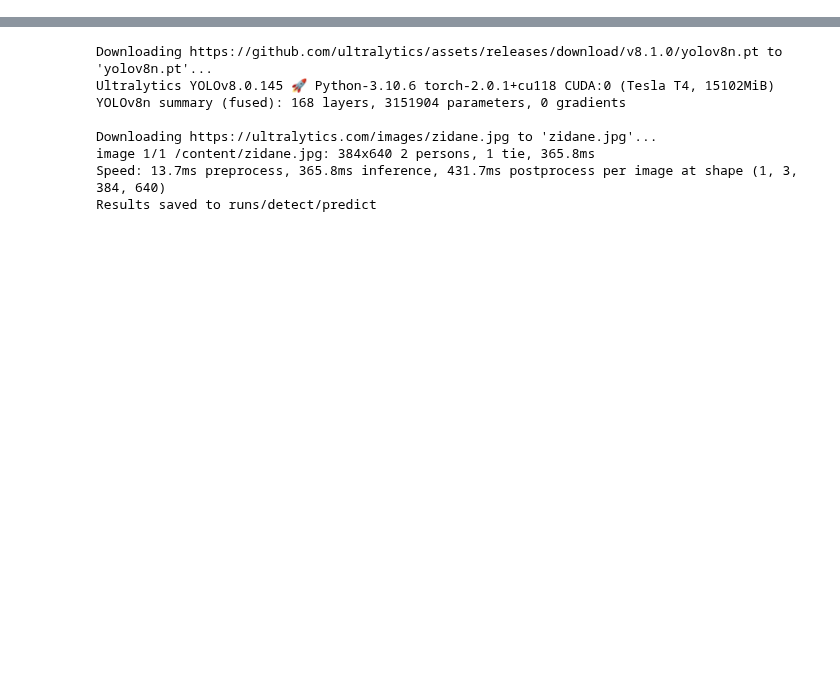
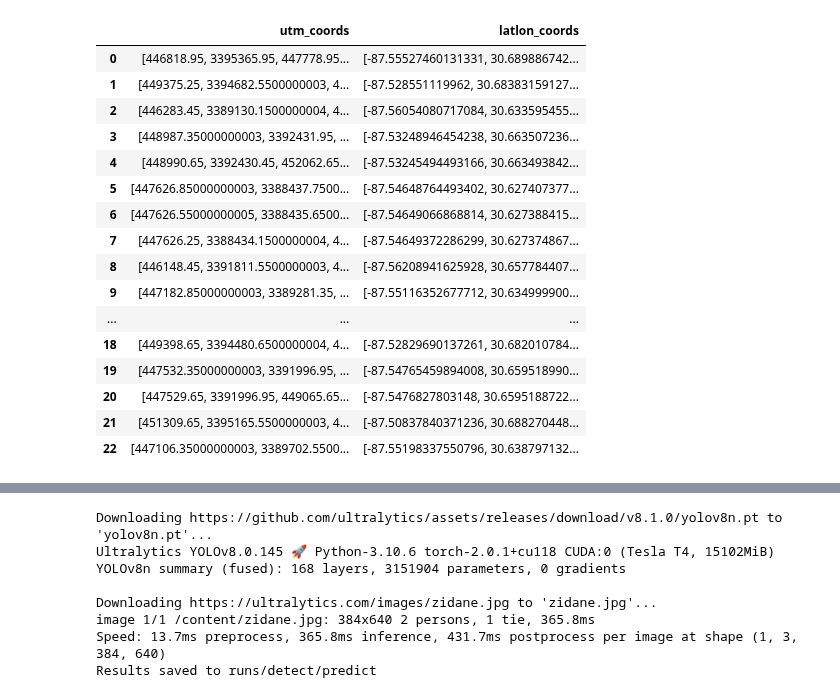
Before and after one commit to celinerobi/ast_object_detection_public, a Jupyter notebook: predict.ipynb, the cells around one changed output, grey strips where cells are left out. Cells and saved outputs as stored; diff of their text form; code cells hidden in the pictures; blank space fills up the shorter version.

Commit message:
working on tuning and prediction, reorganizing repo

```diff
--- a/predict.ipynb
+++ b/predict.ipynb
@@ -17,2 +41,7 @@ def get_args_parse():
     args = parser.parse_args()
     return args
+# %%
+import sys
+sys.argv = ['my_notebook']
+args = get_args_parse()
+args.chunk_id = 1
@@ -18,0 +51,36 @@ def get_args_parse():
+# %%
+#create directory to store results
+os.makedirs(args.prediction_dir, exist_ok=True)
+# load model
+model = YOLO(args.model_path)  # custom trained model
+# load a subset of the tile paths to predict on
+tile_paths = np.load(args.tilename_chunks_path)[str(args.chunk_id)]
+tile_names = [os.path.splitext(os.path.basename(tile_path))[0] for tile_path in tile_paths]
+#intialize dataframes
+predict_df = pd.DataFrame({})
+merged_df = pd.DataFrame({})
+
+for tile_name in tile_names:
+    print(tile_name)
+    img_paths = glob(os.path.join(args.img_dir,"*"+tile_name+"*")) #identify the imgs correspondig to a given tile
+    tile_path = os.path.join(args.tile_dir, tile_name +".tif") # specify the tile path
+    #obtain tile information
+    utmx, utmy, utm_proj, tile_band, tile_height, tile_width = tile_dimensions_and_utm_coords(tile_path) #used
+    #predict on images
+    predict_df_by_tank = predict_process(img_paths, tile_height, tile_width, args)
+    #merge neighboring images
+    merged_df_by_tank = merge_predicted_bboxes(predict_df_by_tank, dist_limit = 5)
+    # calculate utm and lat lon coords
+    merged_df_by_tank[["utm_coords","latlon_coords"]] = merged_df_by_tank["bbox_pixel_coords"].apply(\
+                                                        lambda box: get_crs_coords(box, utmx, utmy, utm_proj))
+    #specify the projection used
+    merged_df_by_tank["utm_proj"] = [utm_proj] * len(merged_df_by_tank)
+
+    #update dataframes
+    predict_df = pd.concat([predict_df, predict_df_by_tank], ignore_index=True)
+    merged_df = pd.concat([merged_df, merged_df_by_tank], ignore_index=True)
+    #delete temp dataframe to conserve memory
+    del predict_df_by_tank, merged_df_by_tank
+
+predict_df.to_file(os.path.join(args.prediction_dir, f"predictions_{args.chunk_id}.geojson"), driver='GeoJSON')
+merged_df.to_file(os.path.join(args.prediction_dir, f"merged_predictions_{args.chunk_id}.geojson"), driver='GeoJSON')
@@ -18,0 +99,20 @@ def get_args_parse():
+# %%
+ merged_df_by_tank["bbox_pixel_coords"].apply(lambda box: get_crs_coords(box, utmx, utmy, utm_proj))
+# %% [output]
+|  | utm_coords | latlon_coords |
+| 0 | [446818.95, 3395365.95, 447778.95... | [-87.55527460131331, 30.689886742... |
+| 1 | [449375.25, 3394682.5500000003, 4... | [-87.528551119962, 30.68383159127... |
+| 2 | [446283.45, 3389130.1500000004, 4... | [-87.56054080717084, 30.633595455... |
+| 3 | [448987.35000000003, 3392431.95, ... | [-87.53248946454238, 30.663507236... |
+| 4 | [448990.65, 3392430.45, 452062.65... | [-87.53245494493166, 30.663493842... |
+| 5 | [447626.85000000003, 3388437.7500... | [-87.54648764493402, 30.627407377... |
+| 6 | [447626.55000000005, 3388435.6500... | [-87.54649066868814, 30.627388415... |
+| 7 | [447626.25, 3388434.1500000004, 4... | [-87.54649372286299, 30.627374867... |
+| 8 | [446148.45, 3391811.5500000003, 4... | [-87.56208941625928, 30.657784407... |
+| 9 | [447182.85000000003, 3389281.35, ... | [-87.55116352677712, 30.634999900... |
+| ... | ... | ... |
+| 18 | [449398.65, 3394480.6500000004, 4... | [-87.52829690137261, 30.682010784... |
+| 19 | [447532.35000000003, 3391996.95, ... | [-87.54765459894008, 30.659518990... |
+| 20 | [447529.65, 3391996.95, 449065.65... | [-87.5476827803148, 30.6595188722... |
+| 21 | [451309.65, 3395165.5500000003, 4... | [-87.50837840371236, 30.688270448... |
+| 22 | [447106.35000000003, 3389702.5500... | [-87.55198337550796, 30.638797132... |
```
Also changed, not shown: parts of 13 cells of this notebook, 57 other files.
